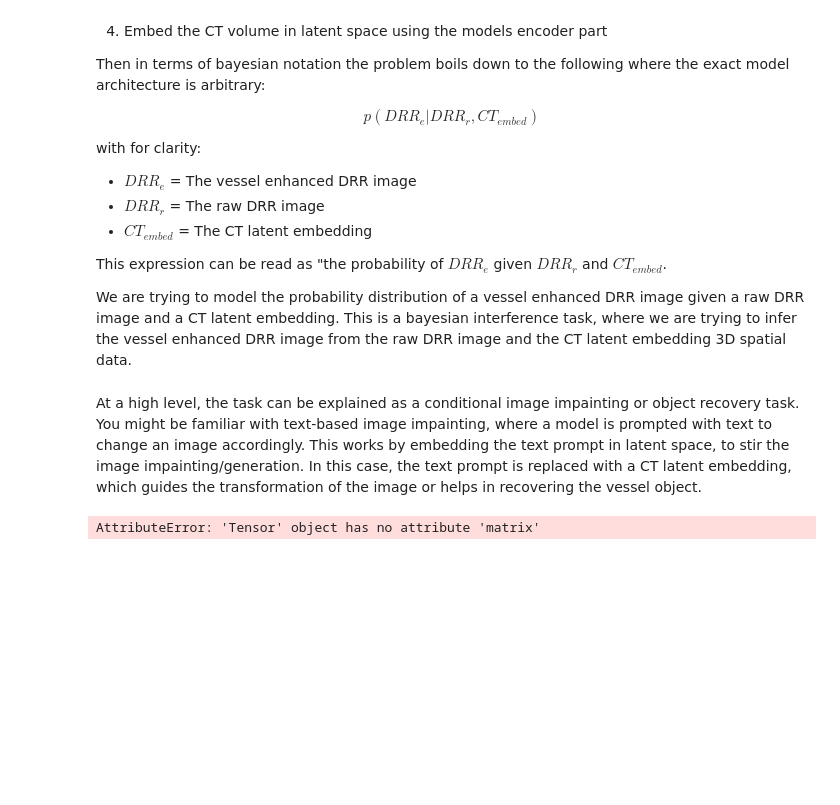
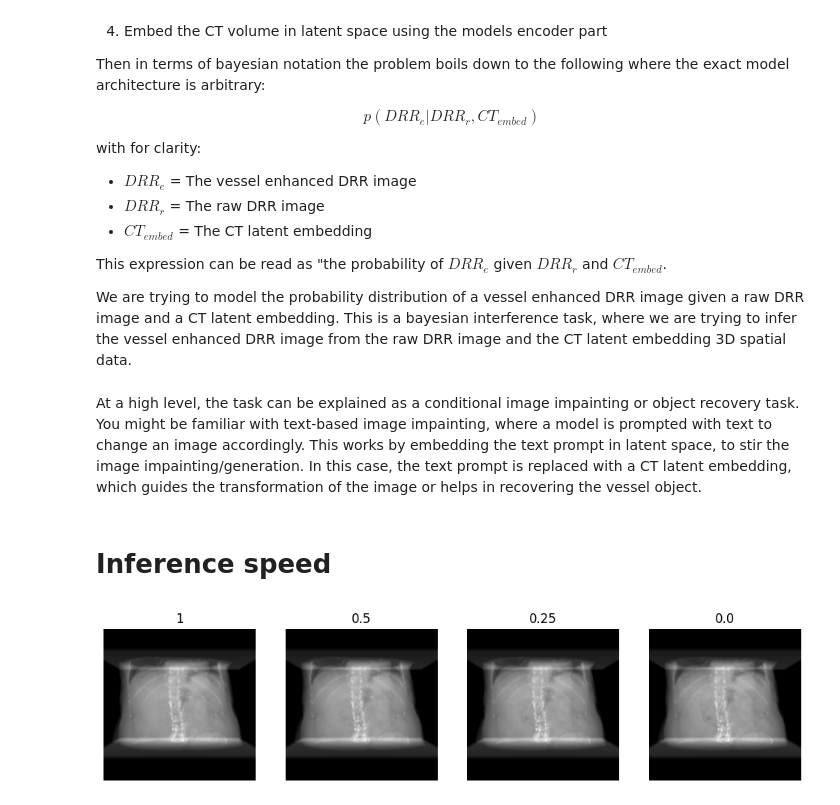
Before and after one commit to LucianoDeben/5ARIP10-ITP-T3G3, a Jupyter notebook: notebooks/pipeline.ipynb, the cells around one changed output. Drawn from its saved outputs; the diff is of its cells as text; code cells hidden in the pictures; blank space fills up the shorter version.

```diff
--- a/notebooks/pipeline.ipynb
+++ b/notebooks/pipeline.ipynb
@@ -69,7 +67,7 @@ transform = get_transforms(resize_shape= [512, 512, 96], contrast_value=1000)
 
 # Get datasets
 train_ds, val_ds = get_datasets(
-    root_dir="../data",
+    root_dir="../data081",
     collection="HCC-TACE-Seg",
     transform=transform,
     download=False,
@@ -309,6 +300,4 @@ drr_test_vessels = drr_test[:, 1]
 
 enhancement_factors = [1, 0.5, 0.25, 0.0]
 plot_drr_enhancement(drr_test_body, drr_test_vessels, enhancement_factors)
-# %% [output]
-AttributeError: 'Tensor' object has no attribute 'matrix'
 # %%
@@ -384,0 +375,34 @@ for epoch in range(num_epochs):
+# %% [markdown]
+# Inference speed
+# %%
+# Sample a batch of data from the dataloader
+batch = next(iter(train_loader))
+
+# Separate the image and segmentation from the batch
+volumes, targets = batch["image"], batch["seg"]
+
+subject = read(
+            tensor=volumes[0],
+            label_tensor=targets[0],
+            orientation="AP",
+            bone_attenuation_multiplier=5.0,
+        )
+
+drr_test = create_drr(
+    subject,
+    sdd=1020,
+    height=256,
+    width=256,
+    rotations=torch.tensor([[0.0, 0.0, 0.0]]),
+    translations=torch.tensor([[0.0, 850.0, 0.0]]),
+    mask_to_channels=True,
+    device="cpu",
+)
+
+drr_test_body = drr_test[:, 0]
+drr_test_vessels = drr_test[:, 1]
+
+enhancement_factors = [1, 0.5, 0.25, 0.0]
+plot_drr_enhancement(drr_test_body, drr_test_vessels, enhancement_factors, vmax=40)
+# %% [output]
+[figure, added]
```
Also changed, not shown: parts of 8 cells of this notebook.
